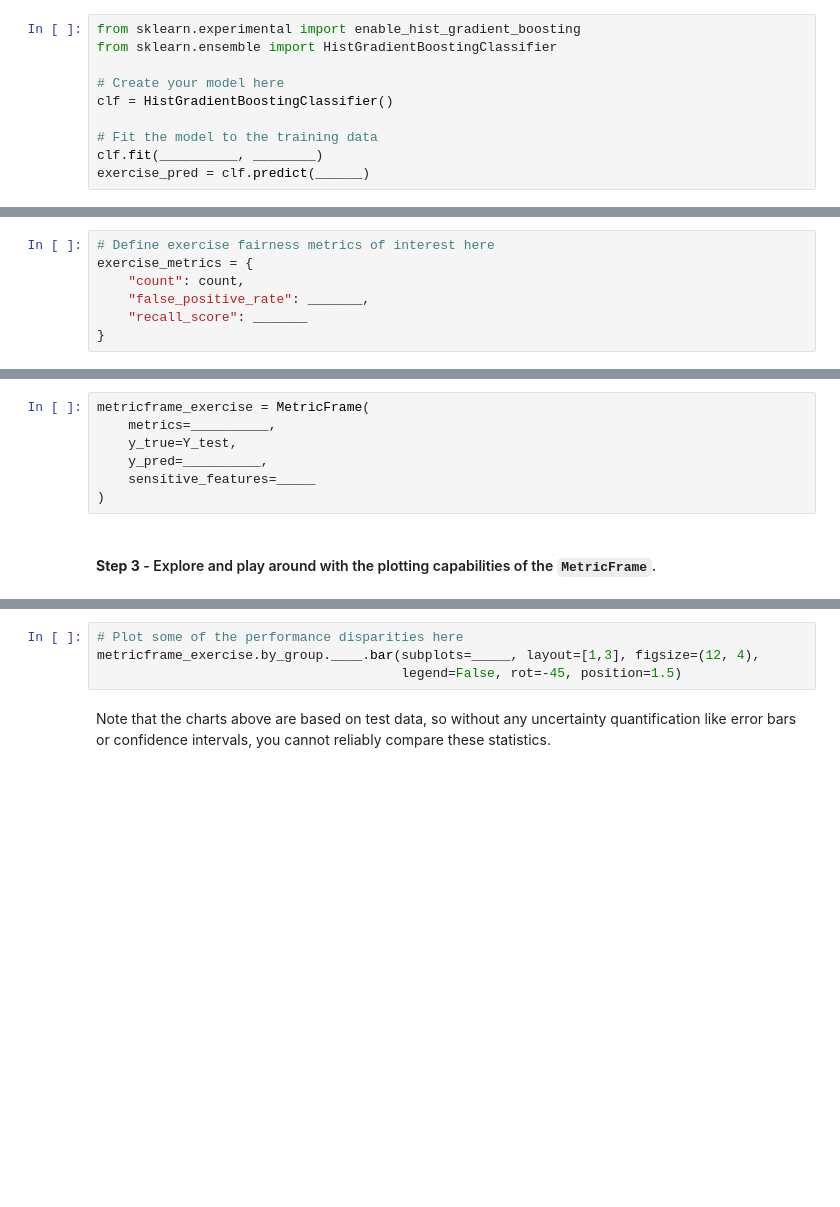
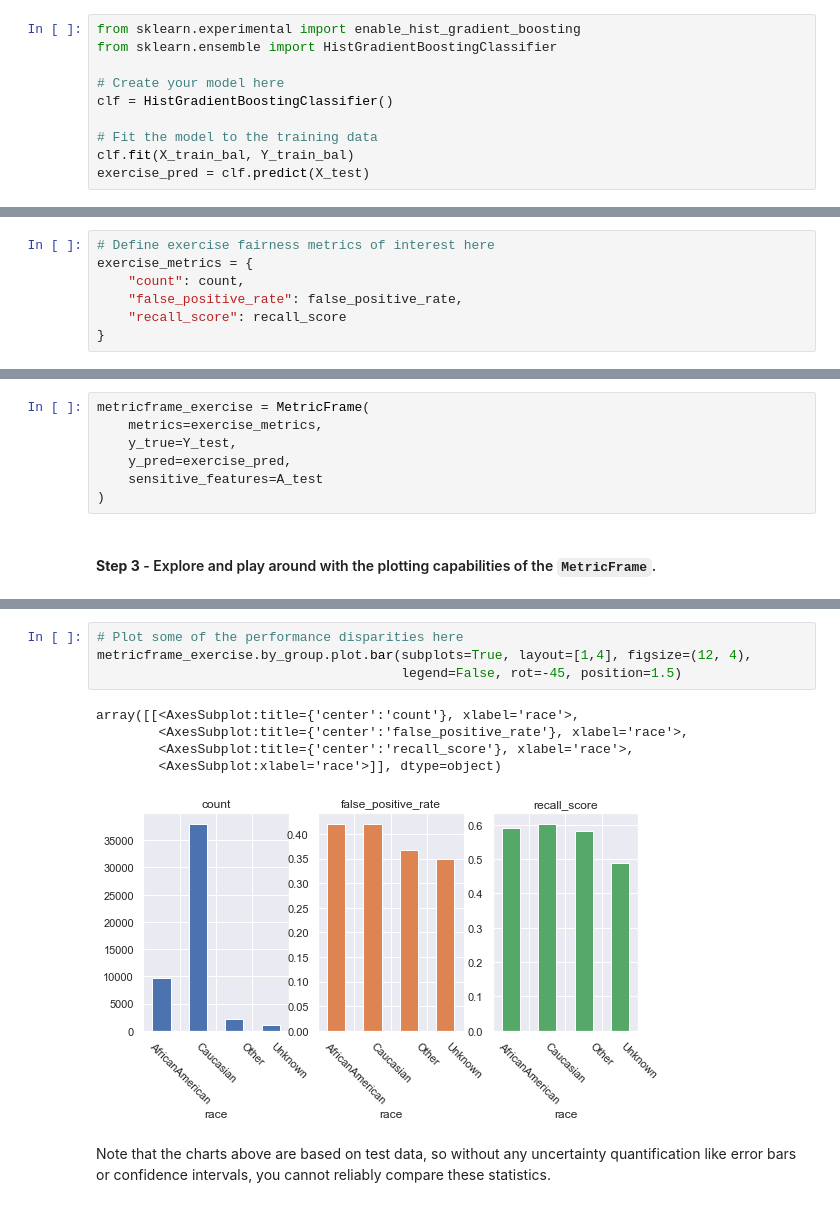
Before and after one commit to tariqking/aist, a Jupyter notebook: solutions/05-Solution-FairnessAssessmentMitigation.ipynb, the cells around one changed output, grey strips where cells are left out. Saved outputs shown, nothing was run; the diff lists cells and outputs as text; blank space fills up the shorter version.

```diff
--- a/solutions/05-Solution-FairnessAssessmentMitigation.ipynb
+++ b/solutions/05-Solution-FairnessAssessmentMitigation.ipynb
@@ -636,8 +690,8 @@ from sklearn.ensemble import HistGradientBoostingClassifier
 clf = HistGradientBoostingClassifier()
 
 # Fit the model to the training data
-clf.fit(__________, ________)
-exercise_pred = clf.predict(______)
+clf.fit(X_train_bal, Y_train_bal)
+exercise_pred = clf.predict(X_test)
 # %% [markdown]
 #### **Step 2** - Evaluate the fairness of the model using `MetricFrame`.
 
@@ -652,17 +706,17 @@ As an extra challenge, you can use the prediction probabilities to compute the *
 # Define exercise fairness metrics of interest here
 exercise_metrics = {
     "count": count,
-    "false_positive_rate": _______,
-    "recall_score": _______
+    "false_positive_rate": false_positive_rate,
+    "recall_score": recall_score
 }
 # %% [markdown]
 Now, create the `MetricFrame` using the metrics listed above with the sensitive groups of `race` and `gender`.
 # %%
 metricframe_exercise = MetricFrame(
-    metrics=__________,
+    metrics=exercise_metrics,
     y_true=Y_test,
-    y_pred=__________,
-    sensitive_features=_____
+    y_pred=exercise_pred,
+    sensitive_features=A_test
 )
 # %% [markdown]
 #### **Step 3** - Explore and play around with the plotting capabilities of the `MetricFrame`.
@@ -669,7 +732,13 @@ metricframe_exercise = MetricFrame(
 # %%
 # Plot some of the performance disparities here
-metricframe_exercise.by_group.____.bar(subplots=_____, layout=[1,3], figsize=(12, 4),
+metricframe_exercise.by_group.plot.bar(subplots=True, layout=[1,4], figsize=(12, 4),
                                        legend=False, rot=-45, position=1.5)
+# %% [output]
+array([[<AxesSubplot:title={'center':'count'}, xlabel='race'>,
+        <AxesSubplot:title={'center':'false_positive_rate'}, xlabel='race'>,
+        <AxesSubplot:title={'center':'recall_score'}, xlabel='race'>,
+        <AxesSubplot:xlabel='race'>]], dtype=object)
+[figure, added]
 # %% [markdown]
 Note that the charts above are based on test data, so without any uncertainty quantification like error bars or confidence intervals, you cannot reliably compare these statistics.
 # %% [markdown]
```
Also changed, not shown: parts of 12 cells of this notebook.
